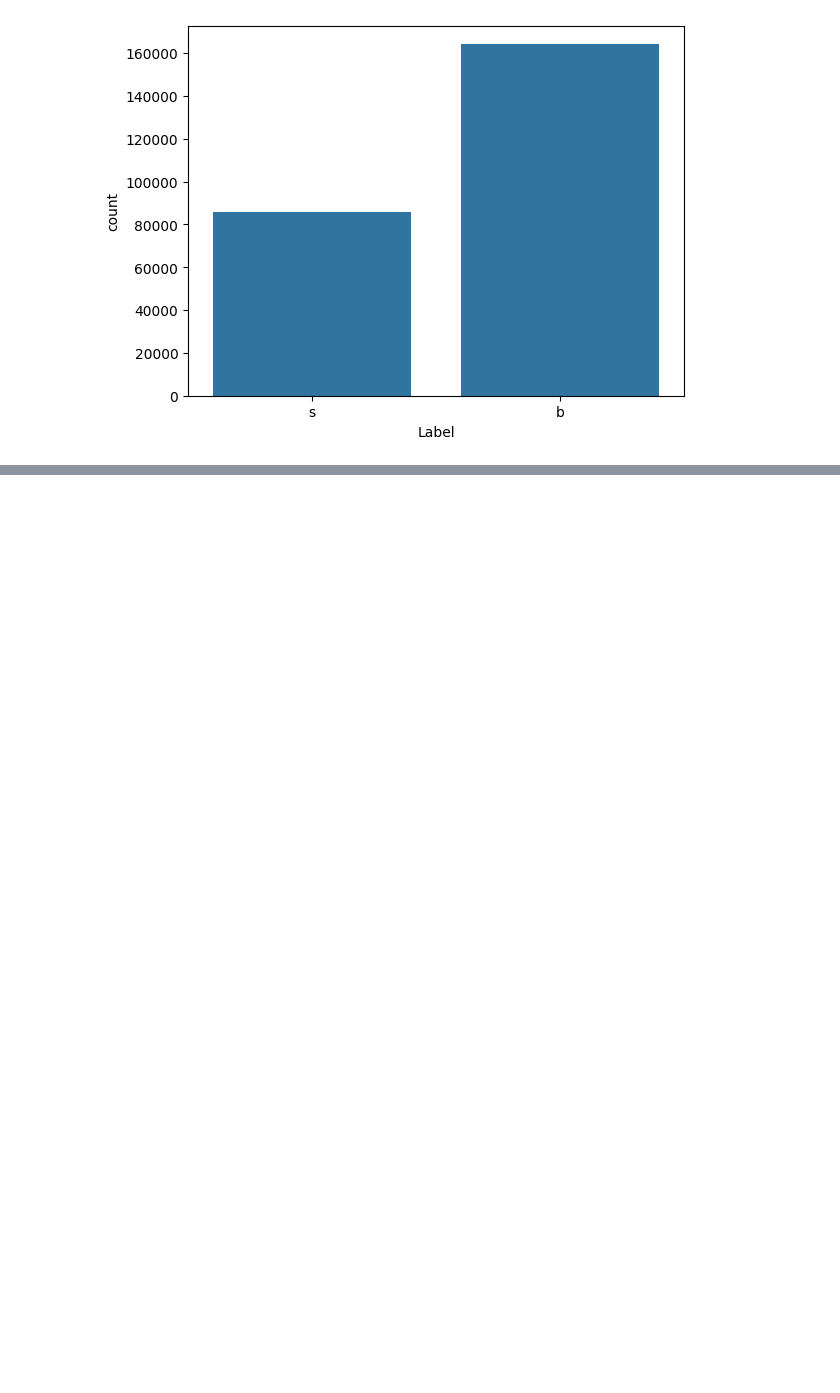
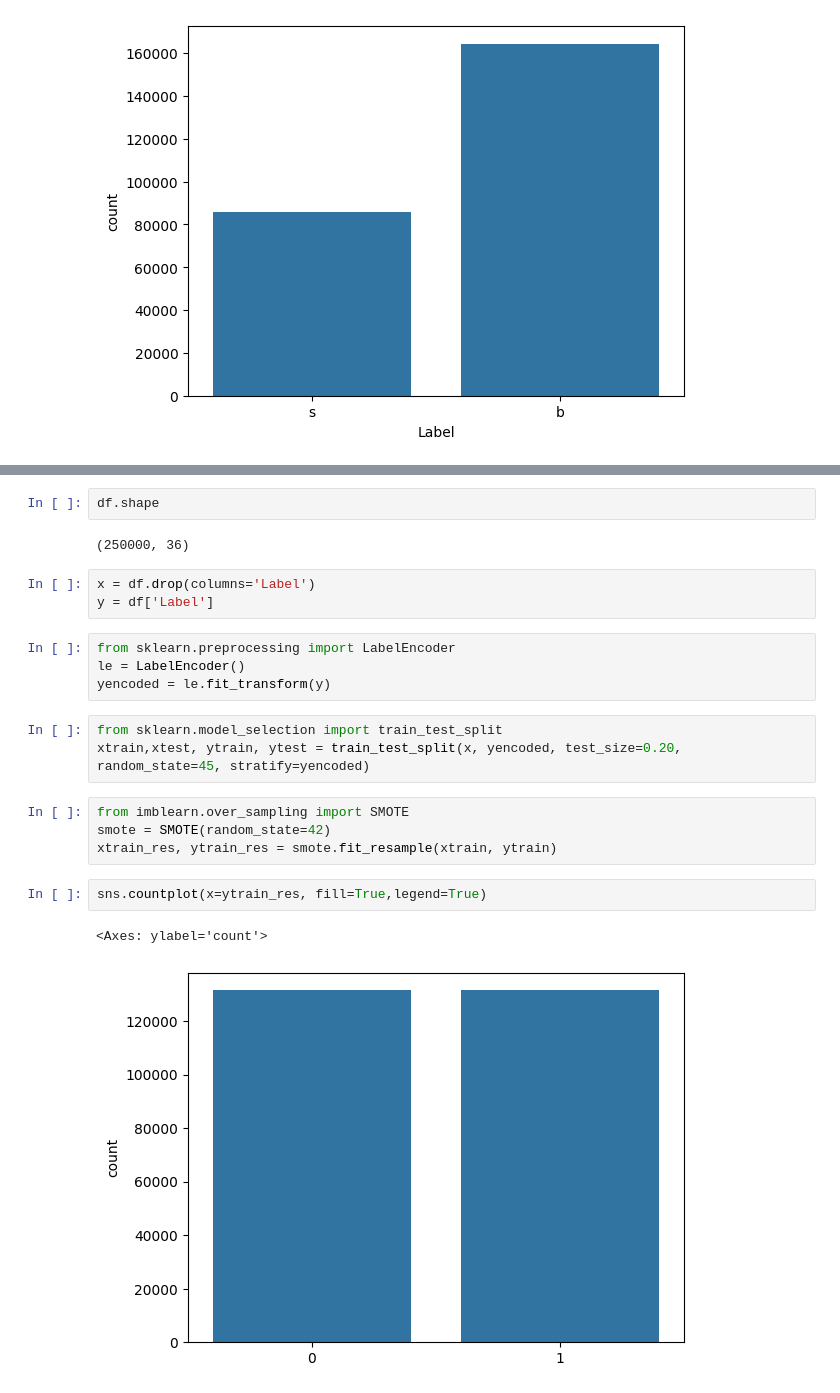
Before and after one commit to sudhirjangra/physics_exp_machine_learning, a Jupyter notebook: physics_exp_mL.ipynb, the cells around one changed output, grey strips where cells are left out. Cells and saved outputs as stored; diff of their text form; blank space fills up the shorter version.

```diff
--- a/physics_exp_mL.ipynb
+++ b/physics_exp_mL.ipynb
@@ -189,0 +198,23 @@ sns.countplot(x=df['Label'], fill=True,legend=True,)
+# %%
+df.shape
+# %% [output]
+(250000, 36)
+# %%
+x = df.drop(columns='Label')
+y = df['Label']
+# %%
+from sklearn.preprocessing import LabelEncoder
+le = LabelEncoder()
+yencoded = le.fit_transform(y)
+# %%
+from sklearn.model_selection import train_test_split
+xtrain,xtest, ytrain, ytest = train_test_split(x, yencoded, test_size=0.20, random_state=45, stratify=yencoded)
+# %%
+from imblearn.over_sampling import SMOTE
+smote = SMOTE(random_state=42)
+xtrain_res, ytrain_res = smote.fit_resample(xtrain, ytrain)
+# %%
+sns.countplot(x=ytrain_res, fill=True,legend=True)
+# %% [output]
+<Axes: ylabel='count'>
+[figure, added]
```
Also changed, not shown: parts of 12 cells of this notebook, 3 other files.
